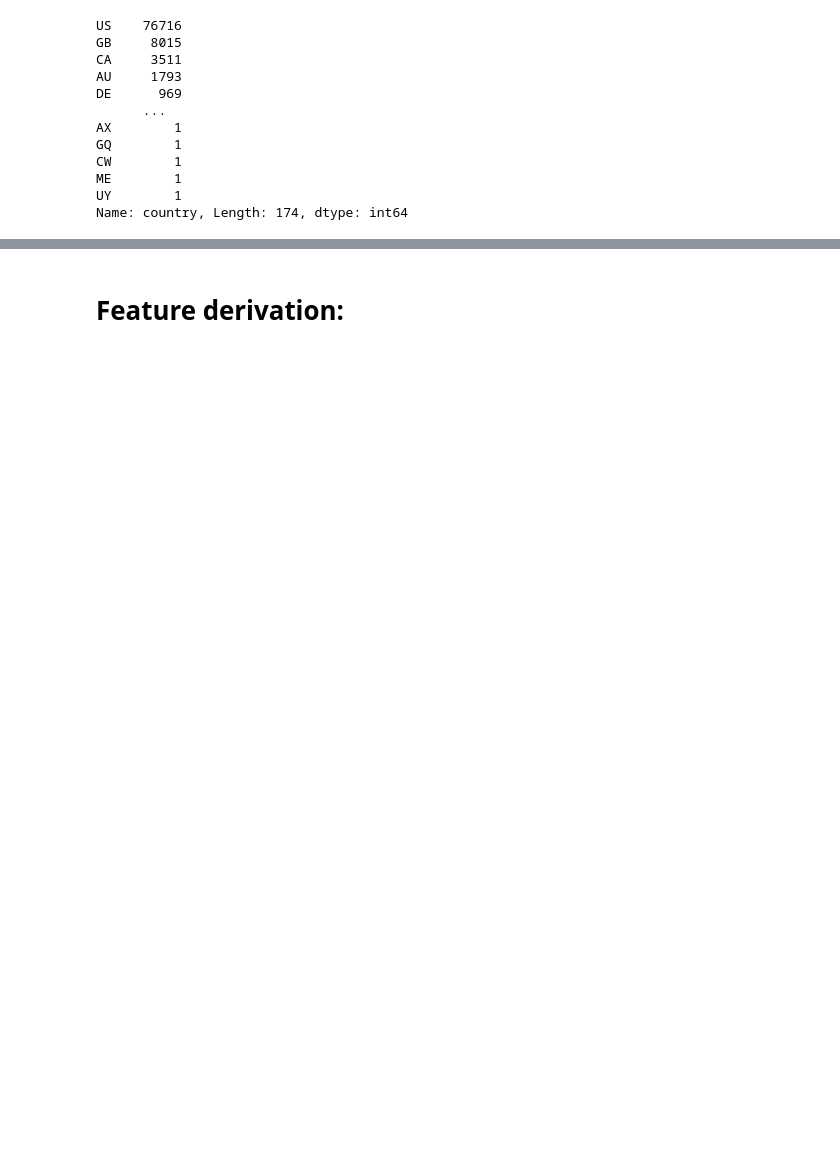
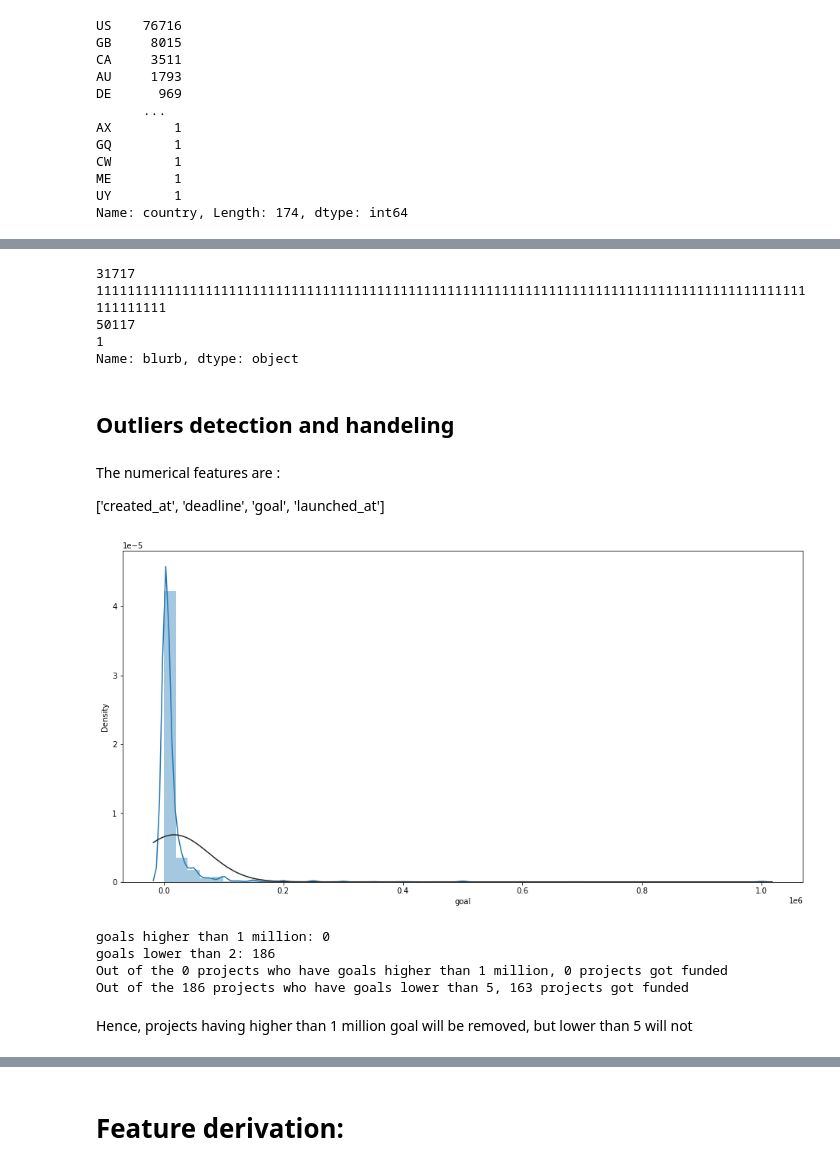
Before and after one commit to HishamAlkaed/Kickstarter, a Jupyter notebook: Project.ipynb, the cells around one changed output, grey strips where cells are left out. Saved outputs shown, nothing was run; the diff lists cells and outputs as text; code cells hidden in the pictures; blank space fills up the shorter version.

```diff
--- a/Project.ipynb
+++ b/Project.ipynb
@@ -228,3 +121,0 @@ Since US is the most occuring in the data, we fill the three missing values in t
-# %%
-df.country = df.country.fillna(df.country.mode().iloc[0])
-df.country.isnull().sum()
@@ -244,5 +121,0 @@ df[df.isnull().any(axis=1)]
-# %%
-df = df.drop([5423, 27780])
-
-# remove float numbers from blurb
-df = df.drop([31717, 50117])
@@ -371,0 +193,6 @@ Name: country, Length: 174, dtype: int64
+# %%
+df.blurb[df.blurb.str.isnumeric()]
+# %% [output]
+31717    1111111111111111111111111111111111111111111111111111111111111111111111111111111111111111111111111111
+50117                                                                                                       1
+Name: blurb, dtype: object
@@ -371,0 +202,26 @@ Name: country, Length: 174, dtype: int64
+# %% [markdown]
+## Outliers detection and handeling
+# %% [markdown]
+The numerical features are :
+
+ ['created_at', 'deadline', 'goal', 'launched_at']
+# %%
+sns.distplot(df.goal, fit = norm);
+# %% [output]
+[figure, added]
+# %%
+print(f'goals higher than 1 million: {len(df.goal[df.goal > 1000000])}')
+print(f'goals lower than 2: {len(df.goal[df.goal <= 5])}')
+
+# pos_idx = df[df['funded'] == True].index.tolist()
+x = df[df.goal > 1000000]
+y = df[df.goal <= 5 ]
+print(f'Out of the {len(df.goal[df.goal > 1000000])} projects who have goals higher than 1 million, {len(x[x.funded == True])} projects got funded')
+print(f'Out of the {len(df.goal[df.goal <= 5])} projects who have goals lower than 5, {len(y[y.funded == True])} projects got funded')
+# %% [output]
+goals higher than 1 million: 0
+goals lower than 2: 186
+Out of the 0 projects who have goals higher than 1 million, 0 projects got funded
+Out of the 186 projects who have goals lower than 5, 163 projects got funded
+# %% [markdown]
+Hence, projects having higher than 1 million goal will be removed, but lower than 5 will not
```
Also changed, not shown: parts of 83 cells of this notebook, 1 other file.
